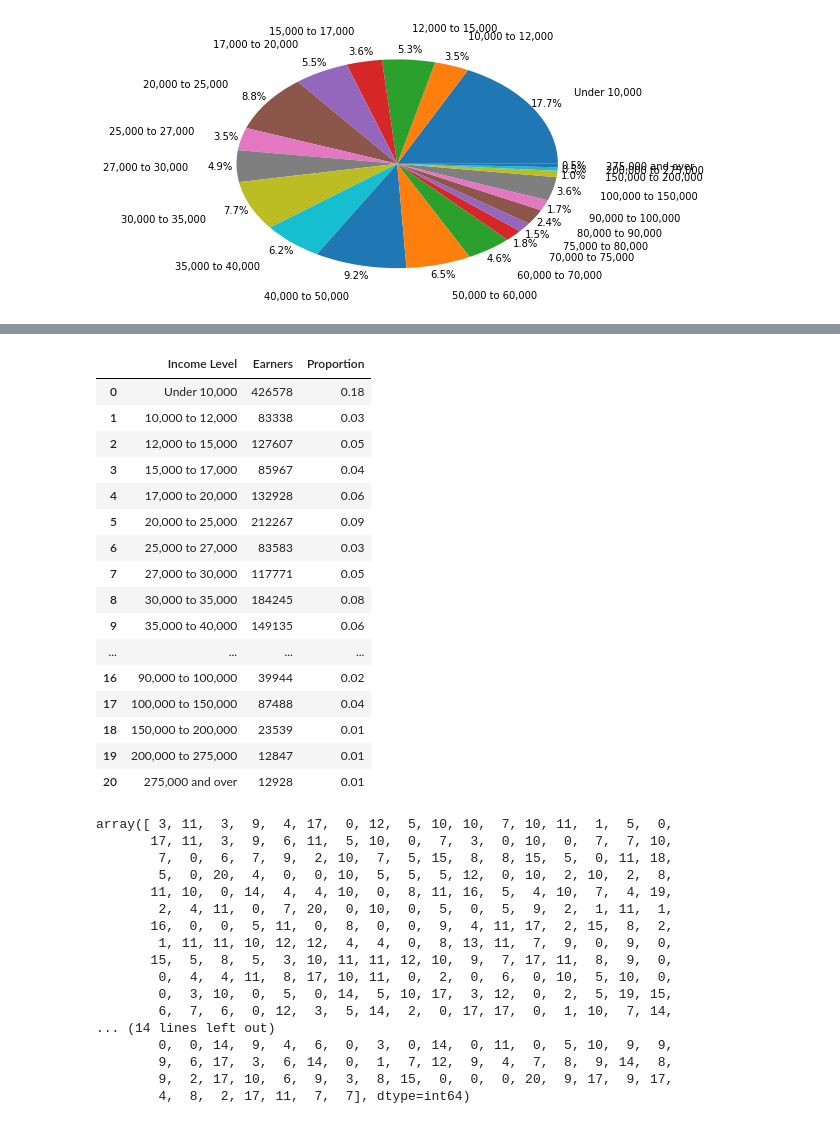
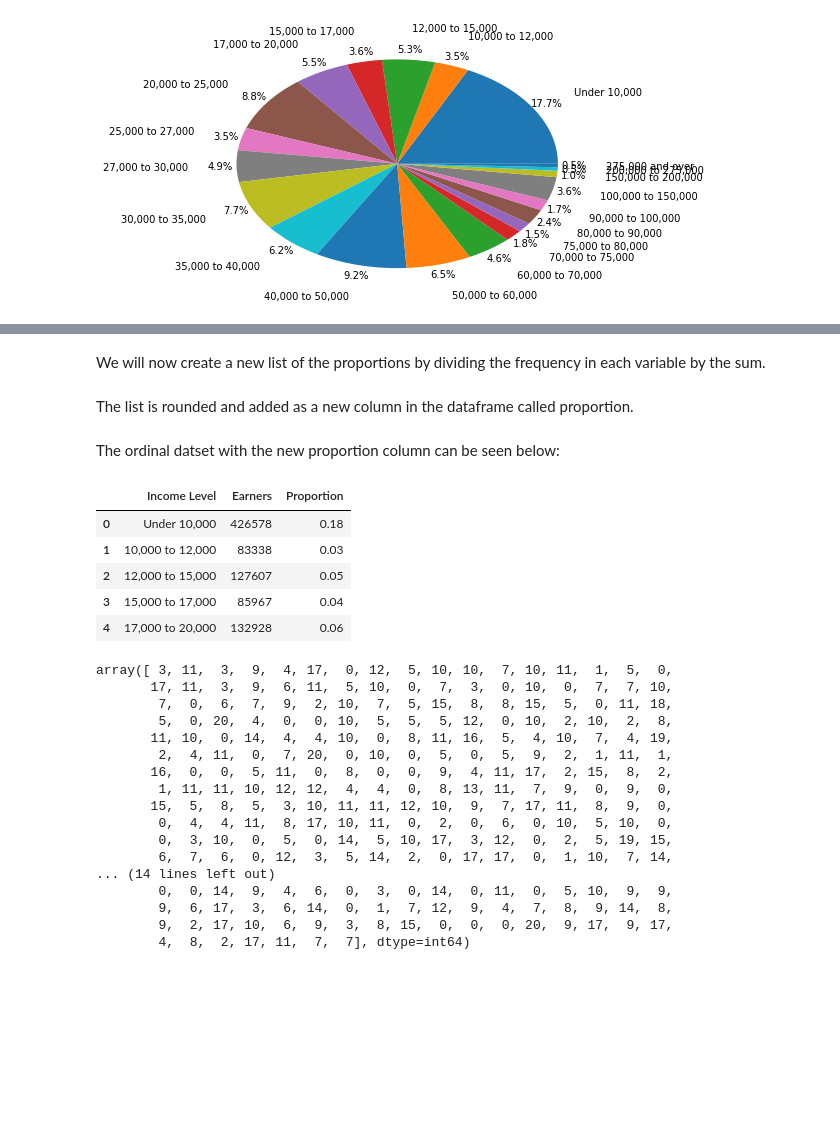
Before and after one commit to dermotkel/programming-project, a Jupyter notebook: Programming Project.ipynb, the cells around one changed output, grey strips where cells are left out. Saved outputs shown, nothing was run; the diff lists cells and outputs as text; code cells hidden in the pictures; blank space fills up the shorter version.

Commit message:
added proportion

```diff
--- a/Programming Project.ipynb
+++ b/Programming Project.ipynb
@@ -150,10 +152,14 @@ plt.show()
 # %%
 y = np.sum(income_data['Earners'])
+# %% [markdown]
+We will now create a new list of the proportions by dividing the frequency in each variable by the sum.
 # %%
 new_list = []
 for i in income_data['Earners']:
     x = i / y
     new_list.append(x)
+# %% [markdown]
+The list is rounded and added as a new column in the dataframe called proportion.
 # %%
 round_list = []
 for i in new_list:
@@ -162,28 +168,18 @@ for i in new_list:
 
     new_df = pd.DataFrame(round_list)
 new_df.columns = ["Proportion"]
+# %% [markdown]
+The ordinal datset with the new proportion column can be seen below:
 # %%
 Income_final = income_data.join(new_df)
+Income_final.head()
+# %% [output]
+|  | Income Level | Earners | Proportion |
+| 0 | Under 10,000 | 426578 | 0.18 |
+| 1 | 10,000 to 12,000 | 83338 | 0.03 |
+| 2 | 12,000 to 15,000 | 127607 | 0.05 |
+| 3 | 15,000 to 17,000 | 85967 | 0.04 |
+| 4 | 17,000 to 20,000 | 132928 | 0.06 |
-# %%
-Income_final
-# %% [output]
-|  | Income Level | Earners | Proportion |
-| 0 | Under 10,000 | 426578 | 0.18 |
-| 1 | 10,000 to 12,000 | 83338 | 0.03 |
-| 2 | 12,000 to 15,000 | 127607 | 0.05 |
-| 3 | 15,000 to 17,000 | 85967 | 0.04 |
-| 4 | 17,000 to 20,000 | 132928 | 0.06 |
-| 5 | 20,000 to 25,000 | 212267 | 0.09 |
-| 6 | 25,000 to 27,000 | 83583 | 0.03 |
-| 7 | 27,000 to 30,000 | 117771 | 0.05 |
-| 8 | 30,000 to 35,000 | 184245 | 0.08 |
-| 9 | 35,000 to 40,000 | 149135 | 0.06 |
-| ... | ... | ... | ... |
-| 16 | 90,000 to 100,000 | 39944 | 0.02 |
-| 17 | 100,000 to 150,000 | 87488 | 0.04 |
-| 18 | 150,000 to 200,000 | 23539 | 0.01 |
-| 19 | 200,000 to 275,000 | 12847 | 0.01 |
-| 20 | 275,000 and over | 12928 | 0.01 |
 # %%
 probs = np.array(new_list)
 np.random.choice(21, 500, p=probs)
```
Also changed, not shown: parts of 1 cell of this notebook.
